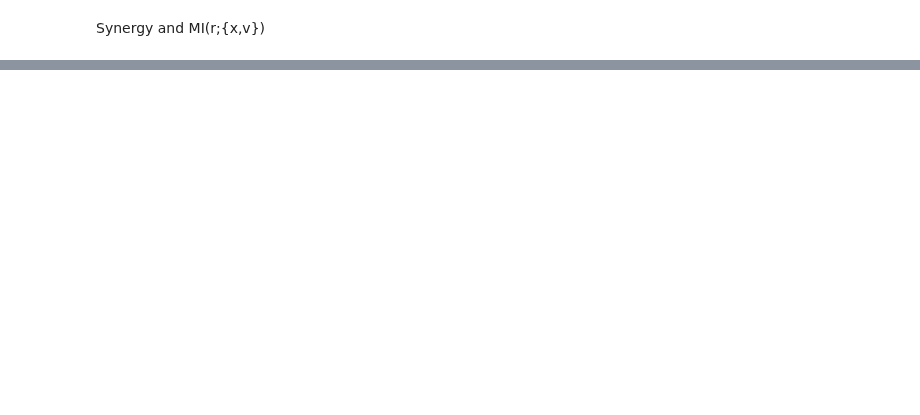
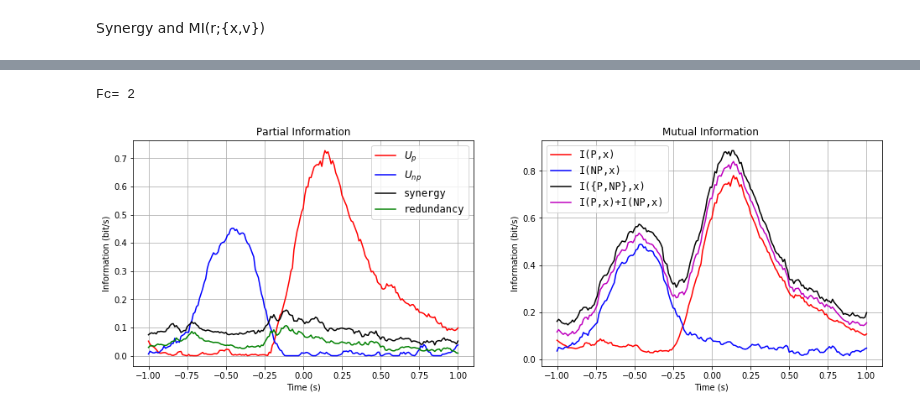
Before and after one commit to llincooi/retina_python, a Jupyter notebook: PID of {u1, u2},x.ipynb, the cells around one changed output, grey strips where cells are left out. Saved outputs shown, nothing was run; the diff lists cells and outputs as text; code cells hidden in the pictures; blank space fills up the shorter version.

```diff
--- a/PID of {u1, u2},x.ipynb
+++ b/PID of {u1, u2},x.ipynb
@@ -324,4 +326,6 @@ def Gaussian(x,s):
 # Main
 # %% [markdown]
 Loading Exp.mat for position series
+# %%
+Fc_list = [2,4,7,10]
 # %%
@@ -477,0 +477,31 @@ fig.set_size_inches(15, 5)
+# %%
+i = 0
+print('Fc=', Fc_list[i])
+fig, (ax2, ax3) = plt.subplots(nrows=1, ncols=2)
+ax2.plot(timeshift,Information_list[i][('Beer','UIx')], 'r-')
+ax2.plot(timeshift,Information_list[i][('Beer','UIv')], 'b-')
+ax2.plot(timeshift,Information_list[i][('Beer','Syn')], 'k-')
+ax2.plot(timeshift,Information_list[i][('Beer','Red')], 'g-')
+ax2.set_title('Partial Information')#+r'$t_{corr}$='+str(t_cor_list[i]))
+ax2.set_xlabel('Time (s)')
+ax2.set_ylabel('Information (bit/s)')
+ax2.legend( (r'$U_p$', r'$U_{np}$', 'synergy', 'redundancy'), loc='best', prop={'size': 'large', 'family': 'monospace'})
+ax2.grid()
+
+#plot MIs
+ax3.plot(timeshift,Information_list[i][('Beer','UIx')]+Information_list[i][('Beer','Red')], 'r-')
+ax3.plot(timeshift,Information_list[i][('Beer','UIv')]+Information_list[i][('Beer','Red')], 'b-')
+ax3.plot(timeshift,Information_list[i][('Beer','UIx')]+Information_list[i][('Beer','Red')]
+         +Information_list[i][('Beer','UIv')]+Information_list[i][('Beer','Syn')], 'k-')
+ax3.plot(timeshift,Information_list[i][('Beer','UIx')]+2*Information_list[i][('Beer','Red')]
+         +Information_list[i][('Beer','UIv')], 'm-')
+ax3.set_title('Mutual Information ')#+r'$t_{corr}$='+str(t_cor_list[i]))
+ax3.set_xlabel('Time (s)')
+ax3.set_ylabel('Information (bit/s)')
+ax3.grid()
+ax3.legend( ('I(P,x)', r'I(NP,x)', r'I({P,NP},x)', r'I(P,x)+I(NP,x)'), loc='best', prop={'size': 'large', 'family': 'monospace'})
+# fig.text(0.06,0.8, '(a)', fontsize = 20)
+fig.set_size_inches(16, 4*(np.sqrt(5)-1))
+# %% [output]
+Fc= 2
+[figure, added]
```
Also changed, not shown: parts of 10 cells of this notebook, 4 other files.
